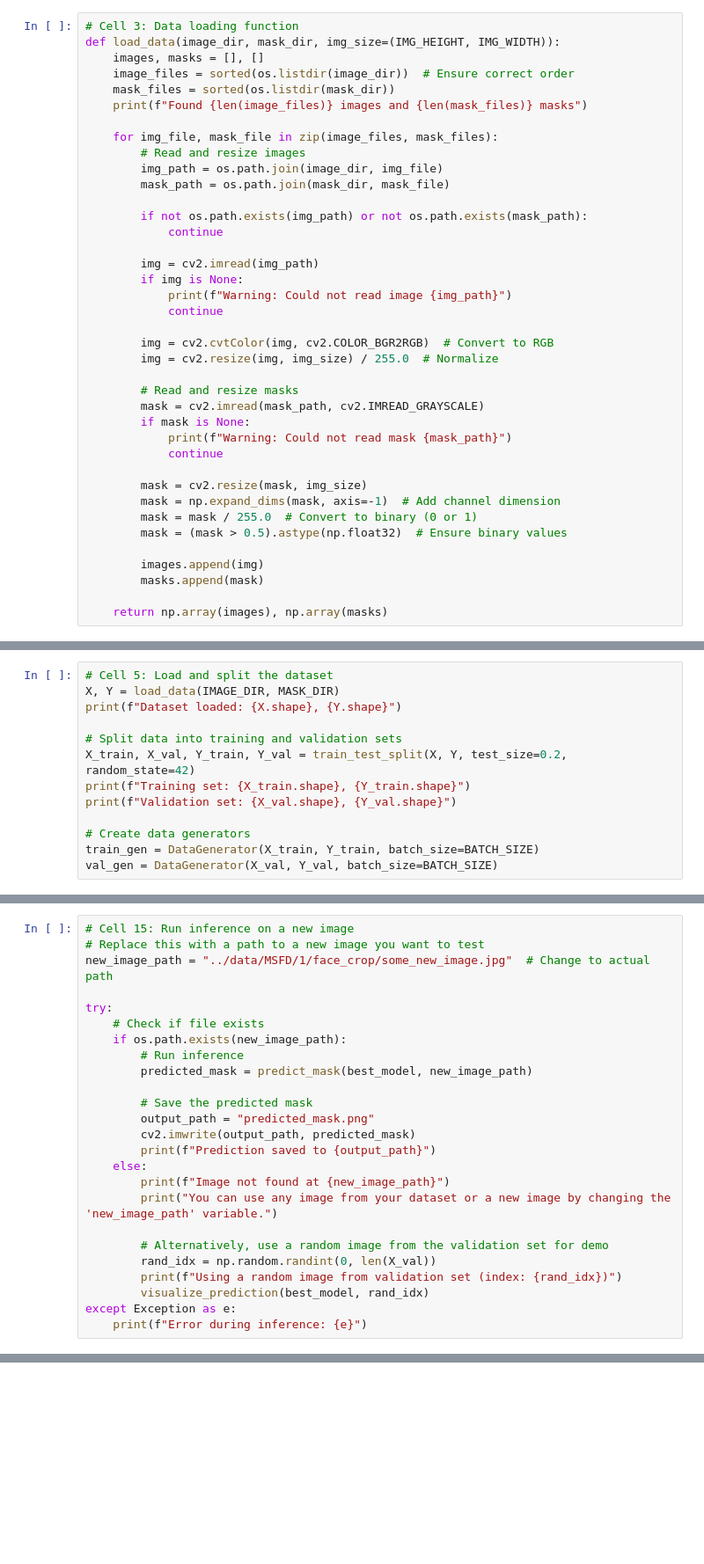
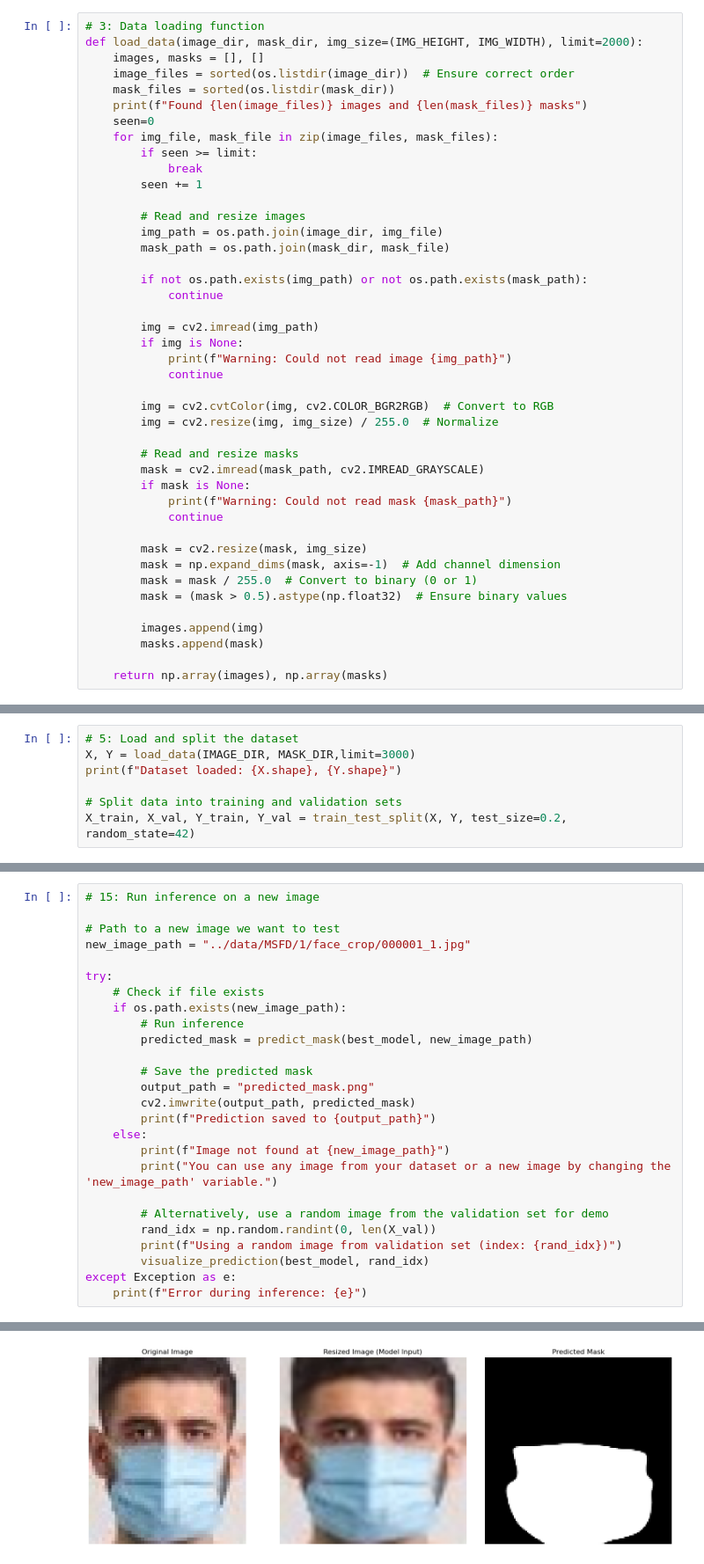
Before and after one commit to Niranjan-GopaL/VR_Project1_Niranjan-GopaL_IMT2022543, a Jupyter notebook: Image_Segmentation/UNet_EfficientNetB7.ipynb, the cells around one changed output, grey strips where cells are left out. Shown: that part at 88% size. Drawn from its saved outputs; the diff is of its cells as text; blank space fills up the shorter version.

```diff
--- a/Image_Segmentation/UNet_EfficientNetB7.ipynb
+++ b/Image_Segmentation/UNet_EfficientNetB7.ipynb
@@ -37,14 +37,18 @@ EPOCHS = 50
 CHECKPOINT_PATH = "./checkpoints/unet_efficientb7.h5"
 MODEL_PATH = "./models/unet_efficientb7_final.h5"
 # %%
-# Cell 3: Data loading function
-def load_data(image_dir, mask_dir, img_size=(IMG_HEIGHT, IMG_WIDTH)):
+# 3: Data loading function
+def load_data(image_dir, mask_dir, img_size=(IMG_HEIGHT, IMG_WIDTH), limit=2000):
     images, masks = [], []
     image_files = sorted(os.listdir(image_dir))  # Ensure correct order
     mask_files = sorted(os.listdir(mask_dir))
     print(f"Found {len(image_files)} images and {len(mask_files)} masks")
+    seen=0
+    for img_file, mask_file in zip(image_files, mask_files):
+        if seen >= limit:
+            break
+        seen += 1
 
-    for img_file, mask_file in zip(image_files, mask_files):
         # Read and resize images
         img_path = os.path.join(image_dir, img_file)
         mask_path = os.path.join(mask_dir, mask_file)
@@ -100,17 +104,11 @@ class DataGenerator(Sequence):
         if self.shuffle:
             np.random.shuffle(self.indexes)
 # %%
-# Cell 5: Load and split the dataset
-X, Y = load_data(IMAGE_DIR, MASK_DIR)
+# 5: Load and split the dataset
+X, Y = load_data(IMAGE_DIR, MASK_DIR,limit=3000)
 print(f"Dataset loaded: {X.shape}, {Y.shape}")
 
 # Split data into training and validation sets
 X_train, X_val, Y_train, Y_val = train_test_split(X, Y, test_size=0.2, random_state=42)
-print(f"Training set: {X_train.shape}, {Y_train.shape}")
-print(f"Validation set: {X_val.shape}, {Y_val.shape}")
-
-# Create data generators
-train_gen = DataGenerator(X_train, Y_train, batch_size=BATCH_SIZE)
-val_gen = DataGenerator(X_val, Y_val, batch_size=BATCH_SIZE)
 # %% [output]
 Found 9383 images and 9383 masks
@@ -420,9 +472,10 @@ def predict_mask(model, image_path, threshold=0.5):
 
     return pred_mask_original_size
 # %%
-# Cell 15: Run inference on a new image
-# Replace this with a path to a new image you want to test
-new_image_path = "../data/MSFD/1/face_crop/some_new_image.jpg"  # Change to actual path
+# 15: Run inference on a new image
+
+# Path to a new image we want to test
+new_image_path = "../data/MSFD/1/face_crop/000001_1.jpg"
 
 try:
     # Check if file exists
@@ -444,3 +497,4 @@ try:
         visualize_prediction(best_model, rand_idx)
 except Exception as e:
     print(f"Error during inference: {e}")
+# %% [output]
@@ -446,0 +502 @@ except Exception as e:
+[figure, added]
```
Also changed, not shown: parts of 14 cells of this notebook, 13 other files.
